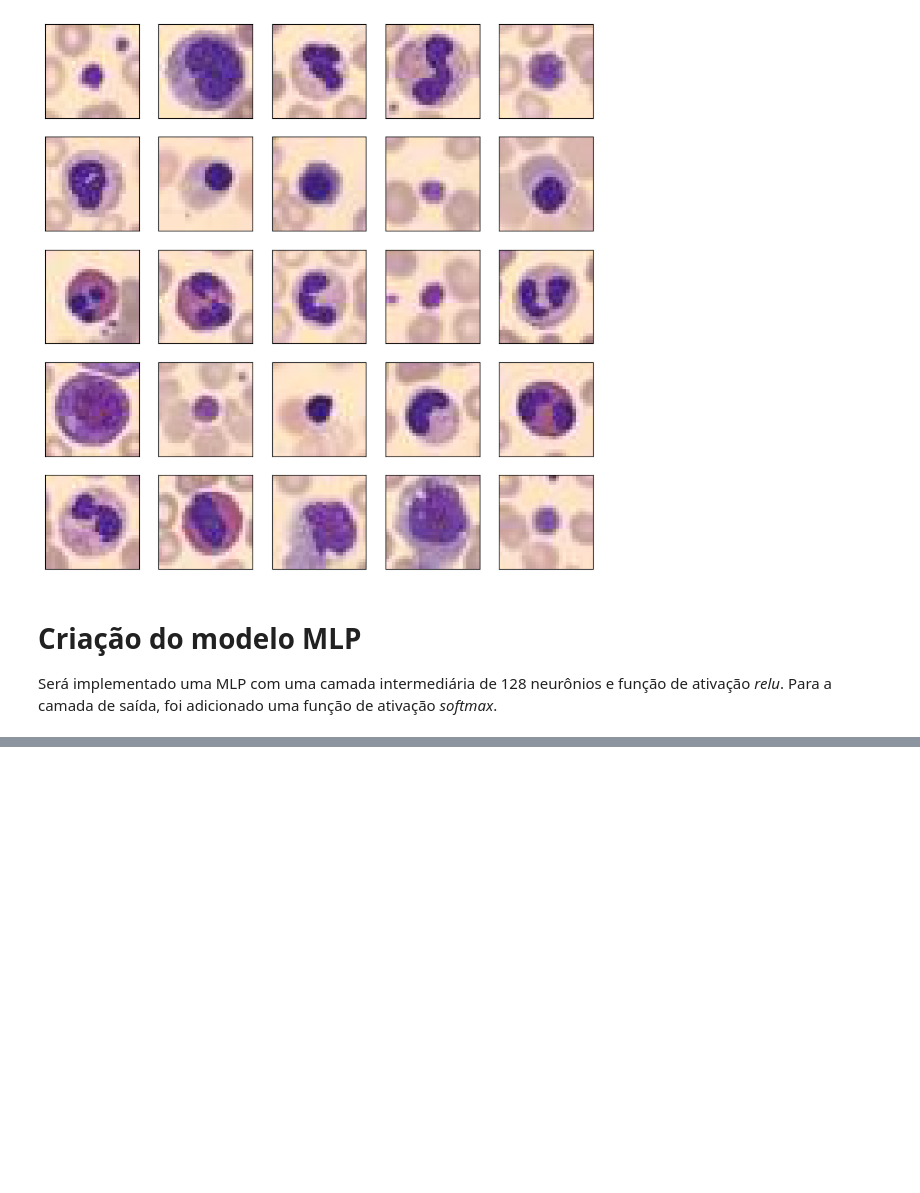
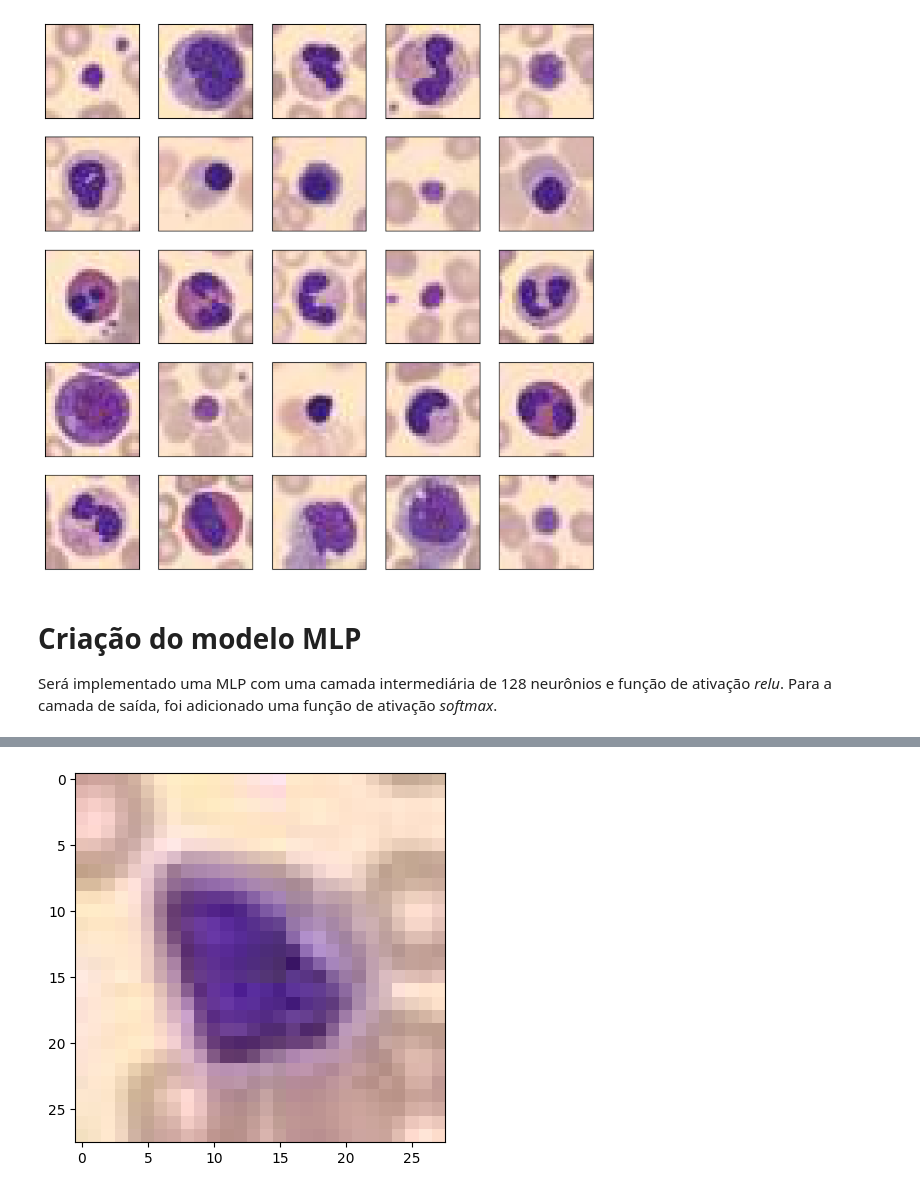
Before and after one commit to Jitesh193/IA048, a Jupyter notebook: EFC3/efc3_175867.ipynb, the cells around one changed output, grey strips where cells are left out. Drawn from its saved outputs; the diff is of its cells as text; code cells hidden in the pictures; blank space fills up the shorter version.

```diff
--- a/EFC3/efc3_175867.ipynb
+++ b/EFC3/efc3_175867.ipynb
@@ -247,0 +265,5 @@ Acurácia: 0.7103186249732971
+# %%
+plt.imshow(TestX[3])
+plt.show()
+# %% [output]
+[figure, added]
```
Also changed, not shown: parts of 7 cells of this notebook, 2 other files.
